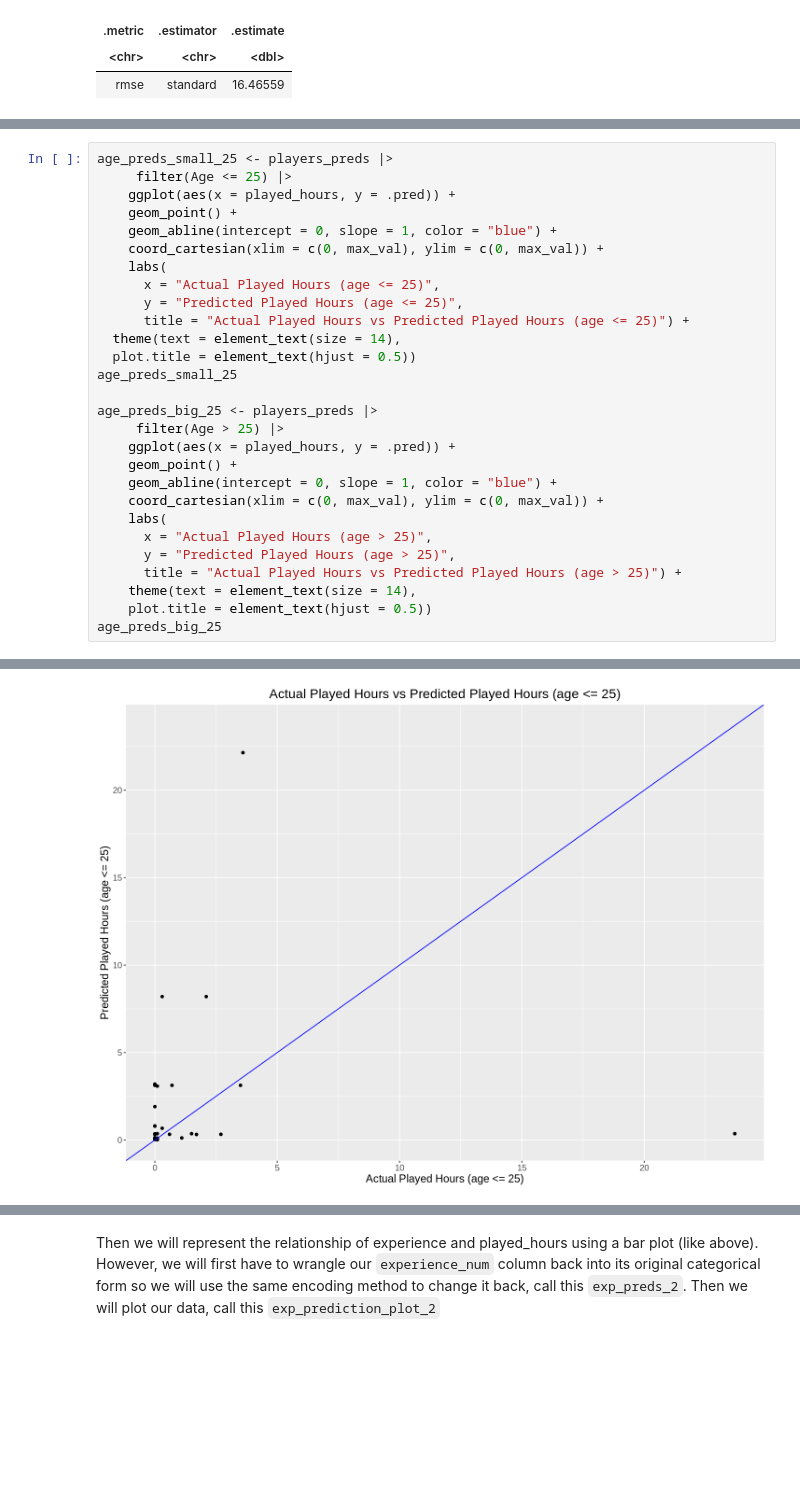
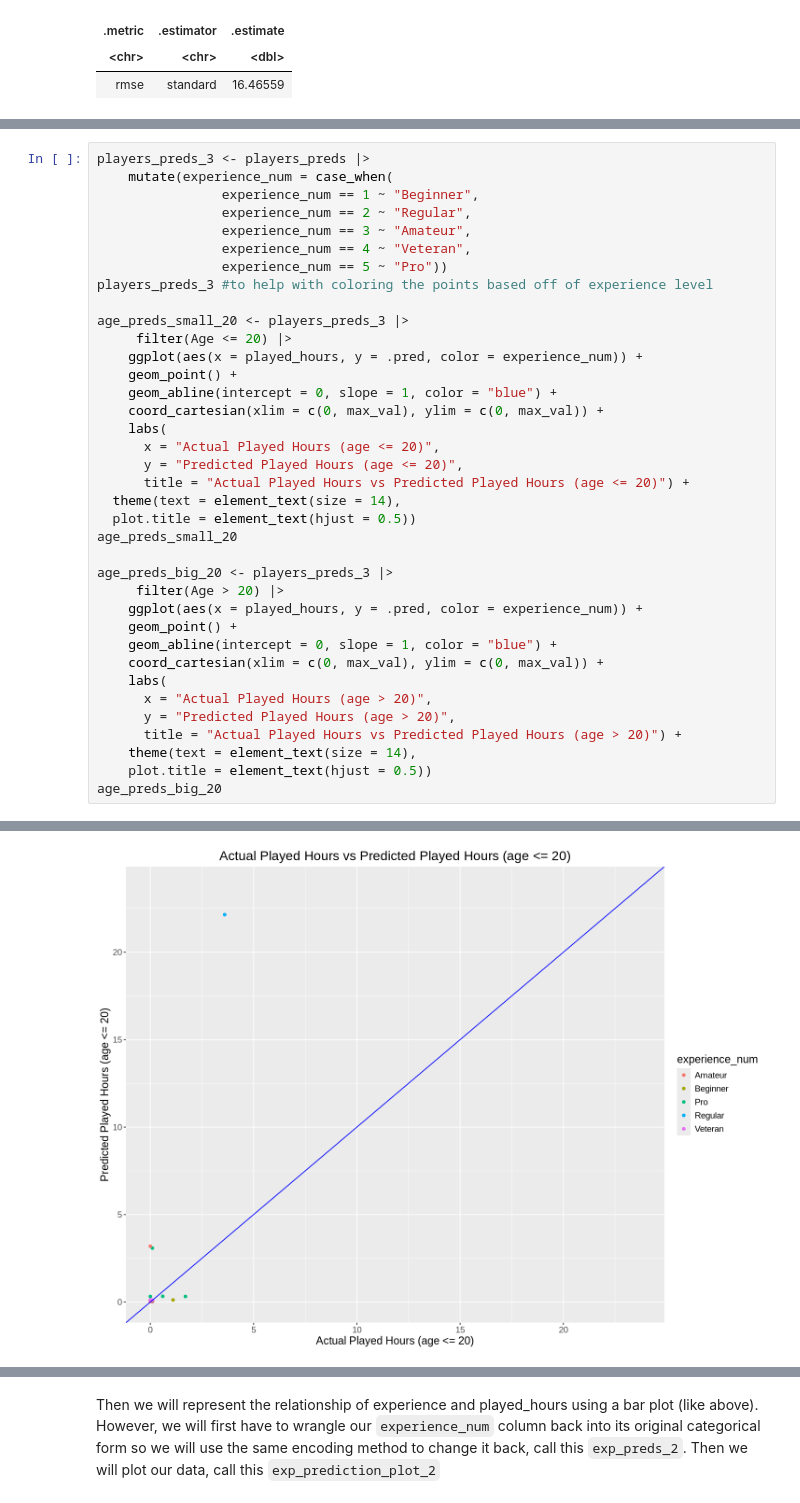
Before and after one commit to iSqlqmi/dsci_100_group_project, a Jupyter notebook: project_final_report.ipynb, the cells around one changed output, grey strips where cells are left out. Saved outputs shown, nothing was run; the diff lists cells and outputs as text; blank space fills up the shorter version.

Commit message:
edited the plots and edited the Discussion section

```diff
--- a/project_final_report.ipynb
+++ b/project_final_report.ipynb
@@ -425,29 +425,38 @@ Now to see specifically the relationship with age and played hours we decided to
 # %%
-age_preds_small_25 <- players_preds |>
-     filter(Age <= 25) |>
-    ggplot(aes(x = played_hours, y = .pred)) +
+players_preds_3 <- players_preds |>
+    mutate(experience_num = case_when(
+                experience_num == 1 ~ "Beginner",
+                experience_num == 2 ~ "Regular",
+                experience_num == 3 ~ "Amateur",
+                experience_num == 4 ~ "Veteran",
+                experience_num == 5 ~ "Pro"))
+players_preds_3 #to help with coloring the points based off of experience level
+
+age_preds_small_20 <- players_preds_3 |>
+     filter(Age <= 20) |>
+    ggplot(aes(x = played_hours, y = .pred, color = experience_num)) +
     geom_point() +
     geom_abline(intercept = 0, slope = 1, color = "blue") +
     coord_cartesian(xlim = c(0, max_val), ylim = c(0, max_val)) +
     labs(
-      x = "Actual Played Hours (age <= 25)",
-      y = "Predicted Played Hours (age <= 25)",
-      title = "Actual Played Hours vs Predicted Played Hours (age <= 25)") +
+      x = "Actual Played Hours (age <= 20)",
+      y = "Predicted Played Hours (age <= 20)",
+      title = "Actual Played Hours vs Predicted Played Hours (age <= 20)") +
   theme(text = element_text(size = 14),
   plot.title = element_text(hjust = 0.5))
-age_preds_small_25
+age_preds_small_20
 
-age_preds_big_25 <- players_preds |>
-     filter(Age > 25) |>
-    ggplot(aes(x = played_hours, y = .pred)) +
+age_preds_big_20 <- players_preds_3 |>
+     filter(Age > 20) |>
+    ggplot(aes(x = played_hours, y = .pred, color = experience_num)) +
     geom_point() +
     geom_abline(intercept = 0, slope = 1, color = "blue") +
     coord_cartesian(xlim = c(0, max_val), ylim = c(0, max_val)) +
     labs(
-      x = "Actual Played Hours (age > 25)",
-      y = "Predicted Played Hours (age > 25)",
-      title = "Actual Played Hours vs Predicted Played Hours (age > 25)") +
+      x = "Actual Played Hours (age > 20)",
+      y = "Predicted Played Hours (age > 20)",
+      title = "Actual Played Hours vs Predicted Played Hours (age > 20)") +
     theme(text = element_text(size = 14),
     plot.title = element_text(hjust = 0.5))
-age_preds_big_25
+age_preds_big_20
 # %% [output]
@@ -454 +473 @@ age_preds_big_25
-[figure, old version]
+[figure, new version]
```
Also changed, not shown: parts of 6 cells of this notebook.
